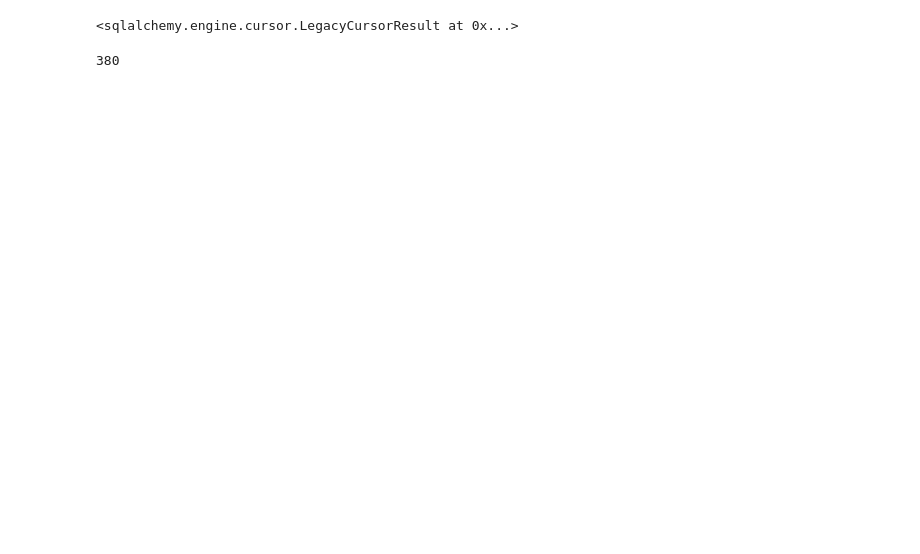
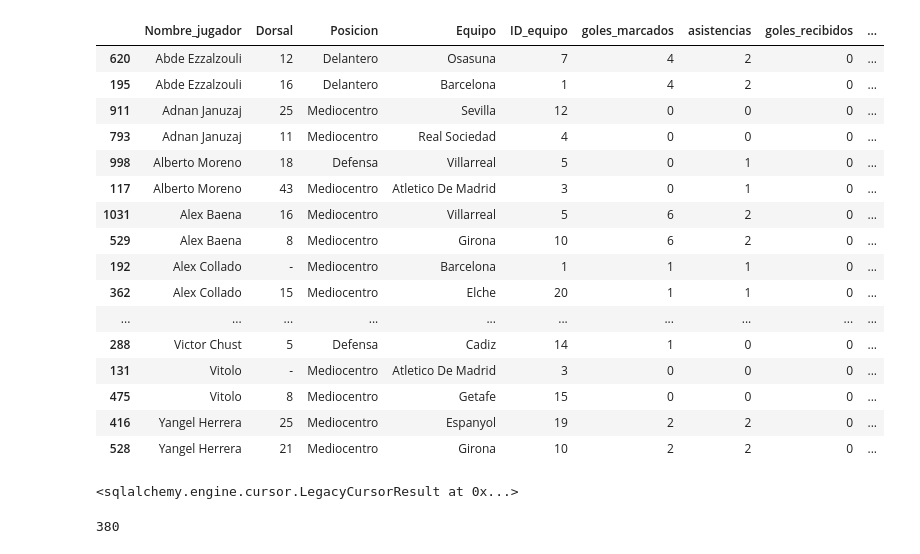
Before and after one commit to josegzr/Laliga-Analitics, a Jupyter notebook: notebook/subida a sql.ipynb, the cells around one changed output. Drawn from its saved outputs; the diff is of its cells as text; code cells hidden in the pictures; blank space fills up the shorter version.

```diff
--- a/notebook/subida a sql.ipynb
+++ b/notebook/subida a sql.ipynb
@@ -26,3 +31,3 @@ clasificacion=pd.read_csv('../datos/clasificacion.csv')
 # %%
-#nuevos_nombres = {'tarejtas_amarillas': 'tarjetas_amarillas', 'tarejtas_rojas': 'tarjetas_rojas'}
-#jugadores = jugadores.rename(columns=nuevos_nombres)
+nuevos_nombres = {'tarejtas_amarillas': 'tarjetas_amarillas', 'tarejtas_rojas': 'tarjetas_rojas'}
+jugadores = jugadores.rename(columns=nuevos_nombres)
@@ -52,0 +34,25 @@ clasificacion=pd.read_csv('../datos/clasificacion.csv')
+# %%
+duplicados_nombre_jugador = jugadores[jugadores.duplicated(subset='Nombre_jugador', keep=False)]
+# %%
+pd.set_option('display.max_rows', 165)
+# %%
+duplicados_ordenados = duplicados_nombre_jugador.sort_values(by='Nombre_jugador')
+duplicados_ordenados
+# %% [output]
+|  | Nombre_jugador | Dorsal | Posicion | Equipo | ID_equipo | goles_marcados | asistencias | goles_recibidos | ... |
+| 620 | Abde Ezzalzouli | 12 | Delantero | Osasuna | 7 | 4 | 2 | 0 | ... |
+| 195 | Abde Ezzalzouli | 16 | Delantero | Barcelona | 1 | 4 | 2 | 0 | ... |
+| 911 | Adnan Januzaj | 25 | Mediocentro | Sevilla | 12 | 0 | 0 | 0 | ... |
+| 793 | Adnan Januzaj | 11 | Mediocentro | Real Sociedad | 4 | 0 | 0 | 0 | ... |
+| 998 | Alberto Moreno | 18 | Defensa | Villarreal | 5 | 0 | 1 | 0 | ... |
+| 117 | Alberto Moreno | 43 | Mediocentro | Atletico De Madrid | 3 | 0 | 1 | 0 | ... |
+| 1031 | Alex Baena | 16 | Mediocentro | Villarreal | 5 | 6 | 2 | 0 | ... |
+| 529 | Alex Baena | 8 | Mediocentro | Girona | 10 | 6 | 2 | 0 | ... |
+| 192 | Alex Collado | - | Mediocentro | Barcelona | 1 | 1 | 1 | 0 | ... |
+| 362 | Alex Collado | 15 | Mediocentro | Elche | 20 | 1 | 1 | 0 | ... |
+| ... | ... | ... | ... | ... | ... | ... | ... | ... | ... |
+| 288 | Victor Chust | 5 | Defensa | Cadiz | 14 | 1 | 0 | 0 | ... |
+| 131 | Vitolo | - | Mediocentro | Atletico De Madrid | 3 | 0 | 0 | 0 | ... |
+| 475 | Vitolo | 8 | Mediocentro | Getafe | 15 | 0 | 0 | 0 | ... |
+| 416 | Yangel Herrera | 25 | Mediocentro | Espanyol | 19 | 2 | 2 | 0 | ... |
+| 528 | Yangel Herrera | 21 | Mediocentro | Girona | 10 | 2 | 2 | 0 | ... |
```
Also changed, not shown: parts of 17 cells of this notebook, 1 other file.
